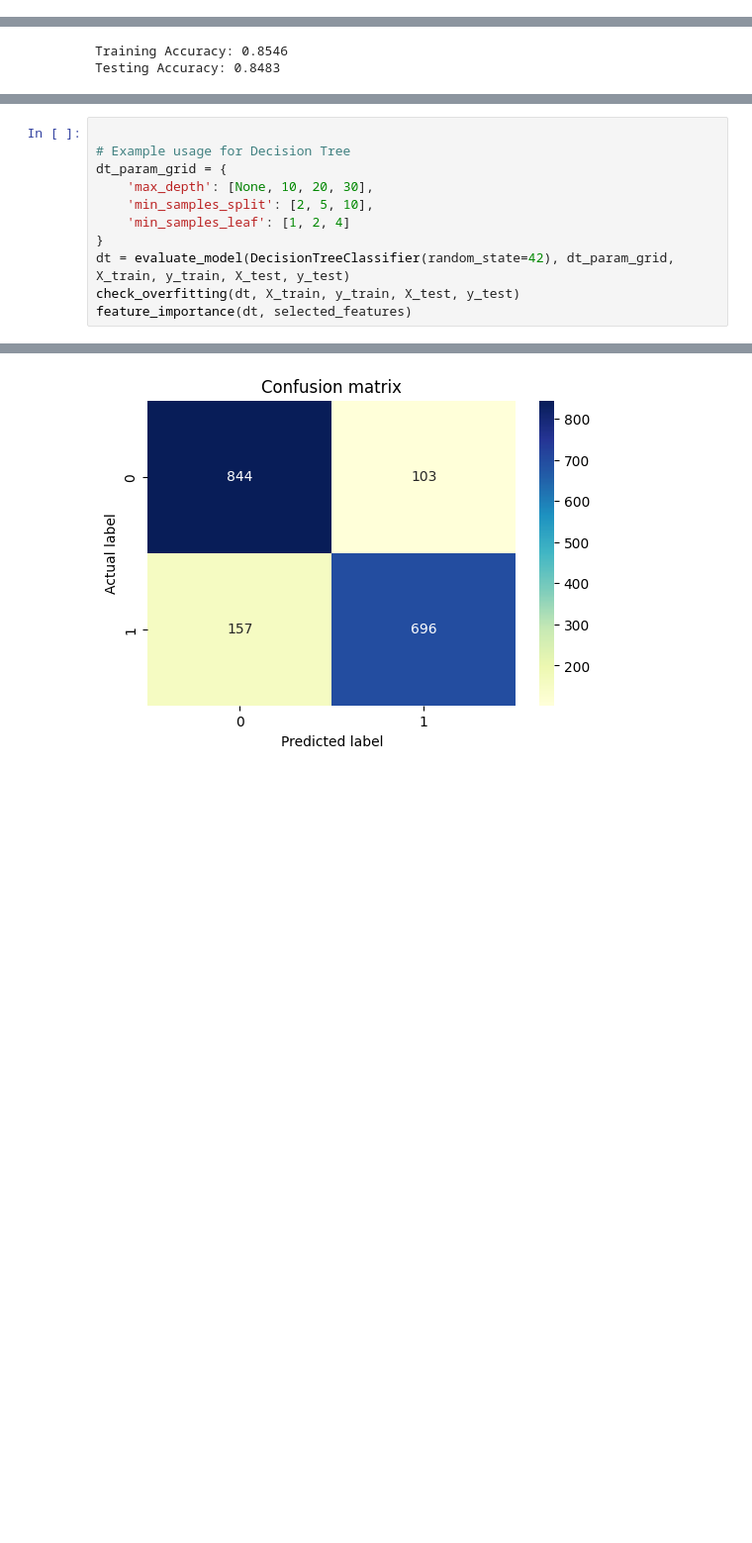
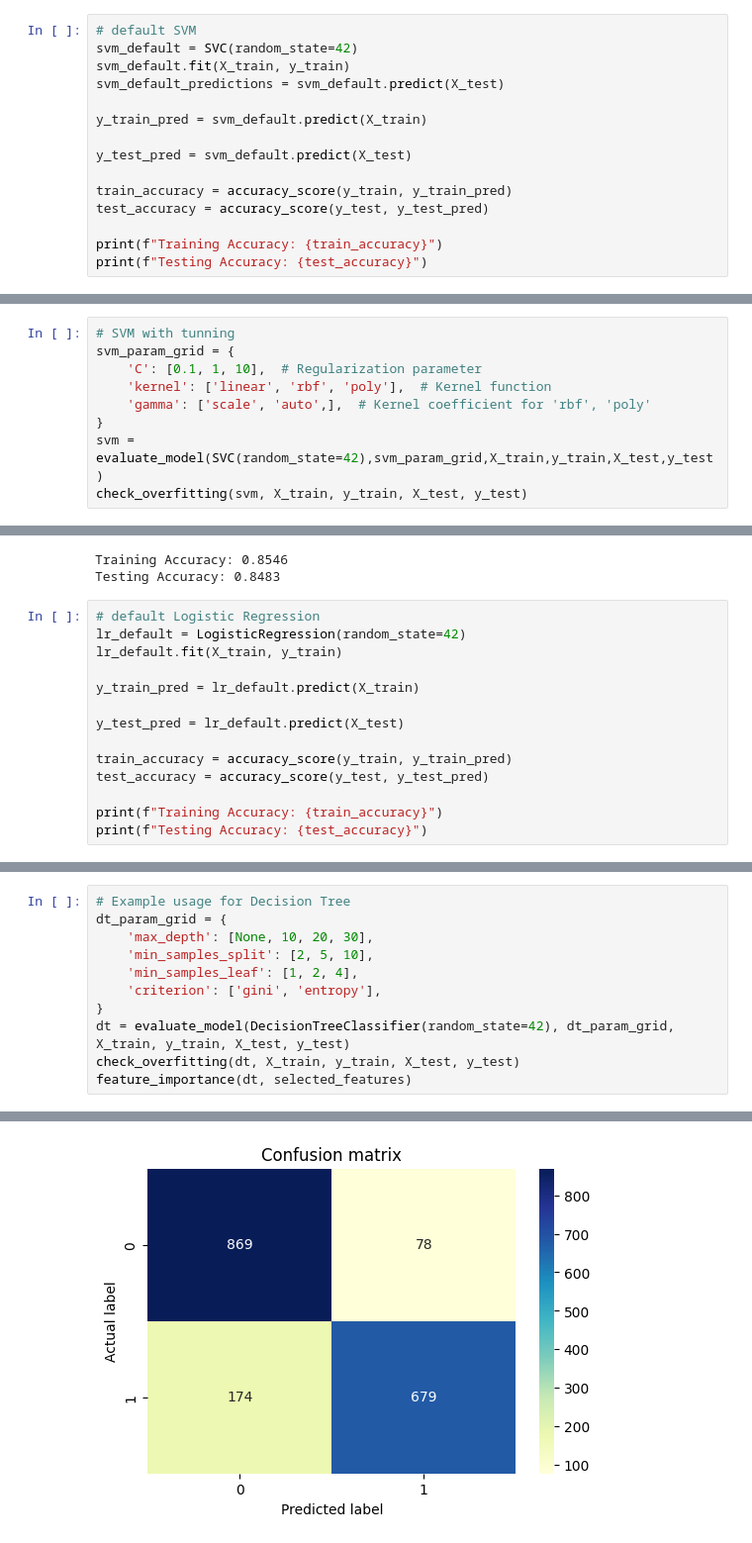
Before and after one commit to Montasir00/Ml_final_project, a Jupyter notebook: Final_Project.ipynb, the cells around one changed output, grey strips where cells are left out. Shown at 99% size. Saved outputs shown, nothing was run; the diff lists cells and outputs as text; blank space fills up the shorter version.

```diff
--- a/Final_Project.ipynb
+++ b/Final_Project.ipynb
@@ -646,0 +643,15 @@ best_svm.score(X_test, y_test)
+# %%
+# default SVM
+svm_default = SVC(random_state=42)
+svm_default.fit(X_train, y_train)
+svm_default_predictions = svm_default.predict(X_test)
+
+y_train_pred = svm_default.predict(X_train)
+
+y_test_pred = svm_default.predict(X_test)
+
+train_accuracy = accuracy_score(y_train, y_train_pred)
+test_accuracy = accuracy_score(y_test, y_test_pred)
+
+print(f"Training Accuracy: {train_accuracy}")
+print(f"Testing Accuracy: {test_accuracy}")
@@ -646,0 +661,9 @@ best_svm.score(X_test, y_test)
+# %%
+# SVM with tunning
+svm_param_grid = {
+    'C': [0.1, 1, 10],  # Regularization parameter
+    'kernel': ['linear', 'rbf', 'poly'],  # Kernel function
+    'gamma': ['scale', 'auto',],  # Kernel coefficient for 'rbf', 'poly'
+}
+svm = evaluate_model(SVC(random_state=42),svm_param_grid,X_train,y_train,X_test,y_test)
+check_overfitting(svm, X_train, y_train, X_test, y_test)
@@ -667,3 +704,17 @@ weighted avg       0.85      0.85      0.85      1800
 [figure]
 Training Accuracy: 0.8546
 Testing Accuracy: 0.8483
+# %%
+# default Logistic Regression
+lr_default = LogisticRegression(random_state=42)
+lr_default.fit(X_train, y_train)
+
+y_train_pred = lr_default.predict(X_train)
+
+y_test_pred = lr_default.predict(X_test)
+
+train_accuracy = accuracy_score(y_train, y_train_pred)
+test_accuracy = accuracy_score(y_test, y_test_pred)
+
+print(f"Training Accuracy: {train_accuracy}")
+print(f"Testing Accuracy: {test_accuracy}")
@@ -670,10 +724,10 @@ Testing Accuracy: 0.8483
 # %%
-
 # Example usage for Decision Tree
 dt_param_grid = {
     'max_depth': [None, 10, 20, 30],
     'min_samples_split': [2, 5, 10],
-    'min_samples_leaf': [1, 2, 4]
+    'min_samples_leaf': [1, 2, 4],
+    'criterion': ['gini', 'entropy'],
 }
 dt = evaluate_model(DecisionTreeClassifier(random_state=42), dt_param_grid, X_train, y_train, X_test, y_test)
 check_overfitting(dt, X_train, y_train, X_test, y_test)
@@ -691,2 +745,2 @@ Classification Report:
 weighted avg       0.86      0.86      0.86      1800
-[figure, old version]
+[figure, new version]
```
Also changed, not shown: parts of 12 cells of this notebook.
